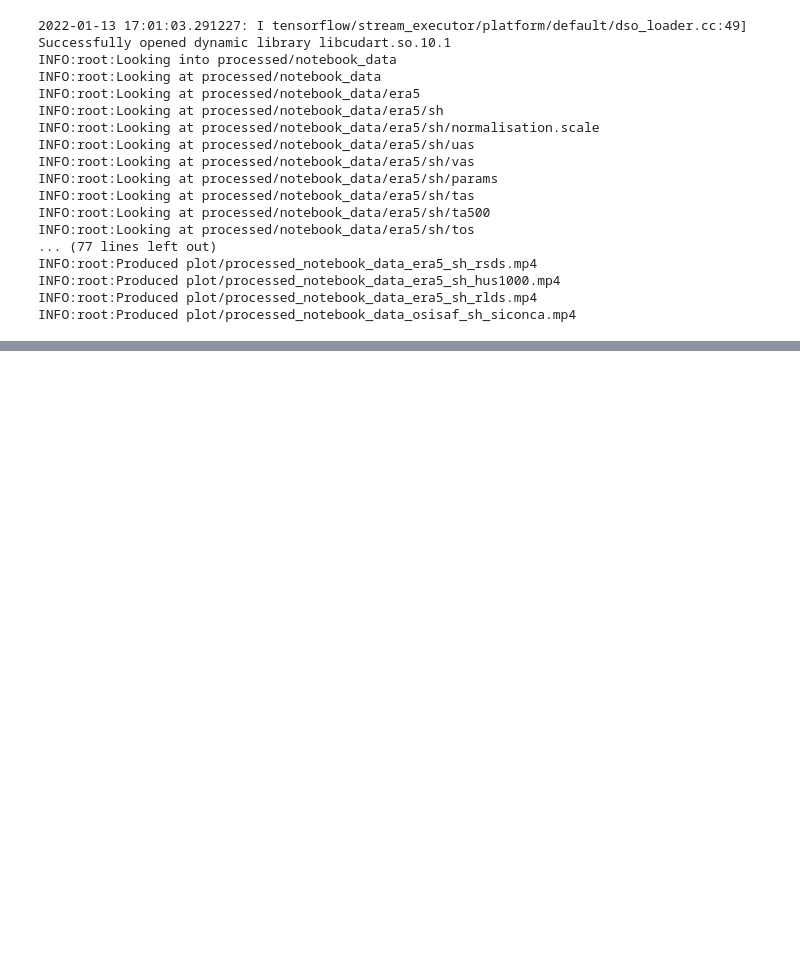
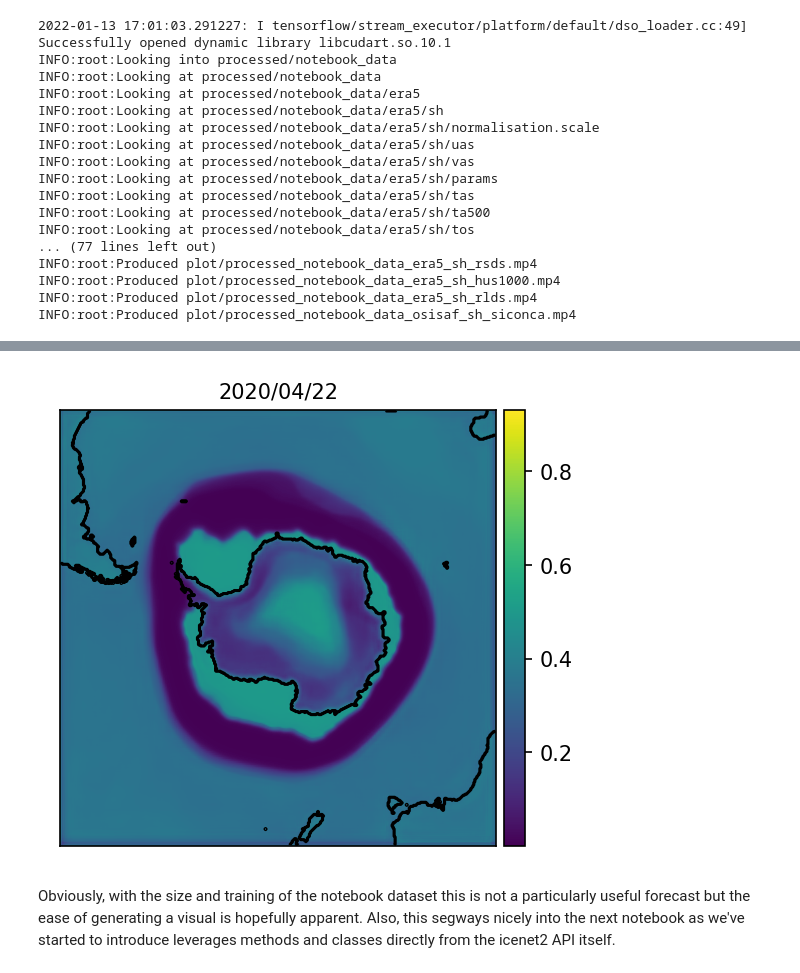
Before and after one commit to icenet-ai/icenet-pipeline, a Jupyter notebook: notebooks/02.data_and_forecasts.ipynb, the cells around one changed output, grey strips where cells are left out. Cells and saved outputs as stored; diff of their text form; code cells hidden in the pictures; blank space fills up the shorter version.

```diff
--- a/notebooks/02.data_and_forecasts.ipynb
+++ b/notebooks/02.data_and_forecasts.ipynb
@@ -269,0 +391,7 @@ xv(fc, 15, "south_daily_forecast.mp4")
+# %%
+from icenet2.plotting.video import xarray_to_video as xvid
+from icenet2.data.sic.mask import Masks
+
+ds = xr.open_dataset("results/predict/example_south_ensemble_forecast.nc")
+land_mask = Masks(south=True, north=False).get_land_mask()
+ds.info()
@@ -269,0 +416,3 @@ xv(fc, 15, "south_daily_forecast.mp4")
+# %%
+forecast_date = ds.time.values[0]
+print(forecast_date)
@@ -269,0 +421,8 @@ xv(fc, 15, "south_daily_forecast.mp4")
+# %%
+fc = ds.sic_mean.isel(time=0).drop_vars("time").rename(dict(leadtime="time"))
+fc['time'] = [pd.to_datetime(forecast_date) \
+              + dt.timedelta(days=int(e)) for e in fc.time.values]
+
+anim = xvid(fc, 15, figsize=4, mask=land_mask)
+HTML(anim.to_html5_video())
+# %% [output]
@@ -269,0 +430,3 @@ xv(fc, 15, "south_daily_forecast.mp4")
+[figure, added]
+# %% [markdown]
+Obviously, with the size and training of the notebook dataset this is not a particularly useful forecast but the ease of generating a visual is hopefully apparent. Also, this segways nicely into the next notebook as we've started to introduce leverages methods and classes directly from the icenet2 API itself.
```
Also changed, not shown: parts of 32 cells of this notebook.
